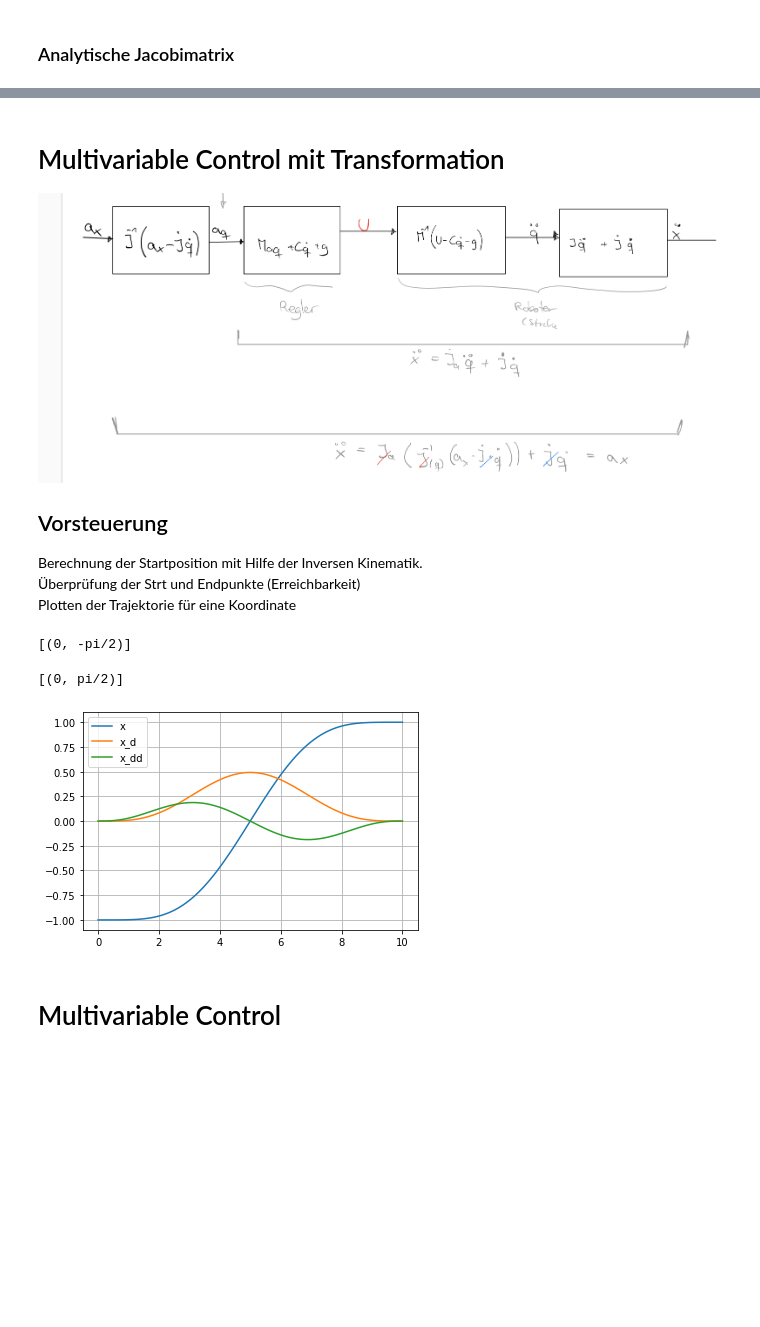
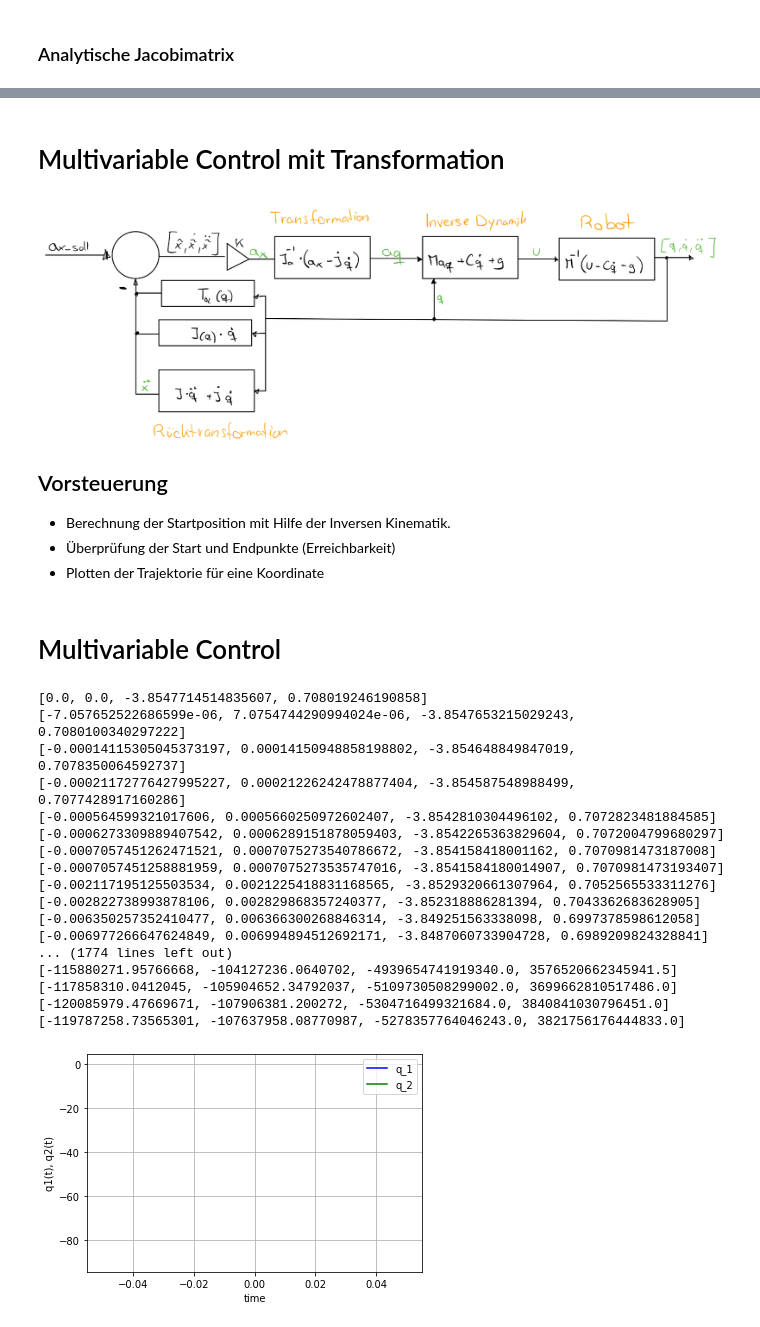
Before and after one commit to StefanKauf/RoCtr, a Jupyter notebook: Sim.ipynb, the cells around one changed output, grey strips where cells are left out. Drawn from its saved outputs; the diff is of its cells as text; code cells hidden in the pictures; blank space fills up the shorter version.

```diff
--- a/Sim.ipynb
+++ b/Sim.ipynb
@@ -106,6 +100,7 @@ class Controller:
     self.w1 = 10
     self.w2 = 10
     self.ctr = 'multivariable'
+    self.trn = False
     self.k0 = sym.Matrix([[self.w1**2, 0],[0, self.w2**2]])
     self.k1 = sym.Matrix([[2*self.w1, 0],[0, 2*self.w2]])
     self.u  = u
@@ -241,18 +212,18 @@ https://github.com/sympy/sympy/issues/16587 for more info.
 # %% [markdown]
 # Multivariable Control mit Transformation
 
-![image.png](attachment:image.png)
+![image.png](attachment:image-2.png)
 
 ## Vorsteuerung
-Berechnung der Startposition mit Hilfe der Inversen Kinematik.
-Überprüfung der Strt und Endpunkte (Erreichbarkeit)
-Plotten der Trajektorie für eine Koordinate
+- Berechnung der Startposition mit Hilfe der Inversen Kinematik.
+- Überprüfung der Start und Endpunkte (Erreichbarkeit)
+- Plotten der Trajektorie für eine Koordinate
 # %%
 
 from Vorsteuerung import *
 
 '''Vorwärtskinematik'''
-from Kinematik_2R import T02
+from Kinematik_2R import T02, a1, a2, d1, d2, alpha1, alpha2
 import Parameter as param
 
 
@@ -268,12 +239,12 @@ x,y = np.array([1,1]), np.array([-1,1])
 
 # Startpunkt
 X = sym.Matrix([1,x[0],y[0],0])                                 # 1 dient der homogenisierung, z muss immer 0 sein, da der Roboter sich nur in der Ebene bewegen kann!
-start = sym.solve(T02_sub_-X, q1,q2)   # Berechnung dauert sehr lange, mitunter gibt es auch keine Lösung
+start = np.array(sym.solve(T02_sub_-X, q1,q2))                  # Berechnung dauert sehr lange, mitunter gibt es auch keine Lösung
 display(start)
 
 # Zielpunkt
 X = sym.Matrix([1,x[1],y[1],0])                                 # 1 dient der homogenisierung, z muss immer 0 sein, da der Roboter sich nur in der Ebene bewegen kann!
-ziel = sym.solve(T02_sub_-X, q1,q2)
+ziel = np.array(sym.solve(T02_sub_-X, q1,q2))
 display(ziel)
 
 
@@ -286,10 +257,6 @@ plt.plot(t_sim,u[2,:])
 plt.legend(['y','y_d','y_dd'])
 plt.grid()
 plt.show()
-# %% [output]
-[(0, -pi/2)]
-[(0, pi/2)]
-[figure, removed]
 # %% [markdown]
 # Multivariable Control
 # %%
@@ -297,11 +264,12 @@ import Animation as anim
 import numpy as np
 from scipy.integrate import odeint,solve_ivp
 import matplotlib.pyplot as plt
-from Model import model_nlin, model_nlin_ext
+from Model import model_nlin_ext
 from Vorsteuerung import *
 
-x0=[-np.pi/2,0,0,np.pi/4]       # x0 = [q1,q2,qd1,qd2]
-
+#x0=[start[0,0],start[0,1],0,0]       # x0 = [q1,q2,qd1,qd2]
+x,y = np.array([1,1]), np.array([-1,1])
+x0=[0,-np.pi/2,0,0]
 # define the discretization points
 t_start = 0
 t_stop = 10
@@ -311,45 +279,67 @@ t_sim=np.linspace(t_start, t_stop, int((t_stop - t_start) / dt + 1))
 
 # Define the controller
 class Controller:
-  def __init__(self,u,t_sim):
+  def __init__(self,ax,t_sim):
     import sympy as sym
     from Vorsteuerung import flat_output
-    self.w1 = 10
-    self.w2 = 10
-    self.ctr = 'multivariable'
-    self.k0 = sym.Matrix([[self.w1**2, 0],[0, self.w2**2]])
-    self.k1 = sym.Matrix([[2*self.w1, 0],[0, 2*self.w2]])
-    self.u  = u
-    self.t  = t_sim
+    self.w1  = 20
+    self.w2  = 20
+    self.ctr = 'multivariable'                                      # Auswahl Reglertyp
+    self.trn = True                                                # Soll die Transformation Kartesiche Gelenkraum eingeschalten werden?
+    self.k0  = sym.Matrix([[self.w1**2, 0],[0, self.w2**2]])
+    self.k1  = sym.Matrix([[2*self.w1, 0],[0, 2*self.w2]])
+    self.ax  = ax
+    self.aq  = np.array([0,0,0,0,0,0])
+    self.u   = np.array([0,0])
+    self.t   = t_sim
 
 # Define the input vector
-u1 = flat_output(t_stop,t_sim,3,x0[0],0)
-u2 = flat_output(t_stop,t_sim,3,0,np.pi)
+ax1 = flat_output(t_stop,t_sim,3,x[0],x[1])
+ax2 = flat_output(t_stop,t_sim,3,y[0],y[1])
 
-u= np.vstack((u1[0,:],u2[0,:],u1[1,:],u2[1,:],u1[2,:],u2[2,:]))
+ax= np.vstack((ax1[0,:],ax2[0,:],ax1[1,:],ax2[1,:],ax1[2,:],ax2[2,:]))
 
-controller = Controller(u,t_sim)
+controller = Controller(ax,t_sim)
 
 #Wrapper für rechte Seite der Differentialgleichung
 rhs=lambda t,x:model_nlin_ext(t,x,controller)
 
 solOde = solve_ivp(rhs,                  #zu simulierendes Modell
                     [t_start,t_stop],    #Zeitspanne für Simulation
                     x0,                  #Anfangszustand
                     t_eval=t_sim,        #Auswertungszeitpunkte
                     atol=1e-9,rtol=1e-6  #Toleranzen
                     )
 
 
 plt.plot(solOde.t, solOde.y[0]*180/np.pi, 'b', label='q_1')
 plt.plot(solOde.t, solOde.y[1]*180/np.pi, 'g', label='q_2')
 plt.legend(loc='best')
 plt.xlabel('time')
 plt.ylabel('q1(t), q2(t)')
 plt.grid()
 #plt.savefig('simulation.png')
 plt.show()
 
 q1 = solOde.y[0]
 q2 = solOde.y[1]
 anim.plot(q1,q2,dt)
+# %% [output]
+[0.0, 0.0, -3.8547714514835607, 0.708019246190858]
+[-7.057652522686599e-06, 7.0754744290994024e-06, -3.8547653215029243, 0.7080100340297222]
+[-0.00014115305045373197, 0.00014150948858198802, -3.854648849847019, 0.7078350064592737]
+[-0.00021172776427995227, 0.00021226242478877404, -3.854587548988499, 0.7077428917160286]
+[-0.000564599321017606, 0.0005660250972602407, -3.8542810304496102, 0.7072823481884585]
+[-0.0006273309889407542, 0.0006289151878059403, -3.8542265363829604, 0.7072004799680297]
+[-0.0007057451262471521, 0.0007075273540786672, -3.854158418001162, 0.7070981473187008]
+[-0.0007057451258881959, 0.0007075273535747016, -3.8541584180014907, 0.7070981473193407]
+[-0.002117195125503534, 0.0021225418831168565, -3.8529320661307964, 0.7052565533311276]
+[-0.002822738993878106, 0.002829868357240377, -3.852318886281394, 0.7043362683628905]
+[-0.006350257352410477, 0.006366300268846314, -3.849251563338098, 0.6997378598612058]
+[-0.006977266647624849, 0.006994894512692171, -3.8487060733904728, 0.6989209824328841]
+... (1774 lines left out)
+[-115880271.95766668, -104127236.0640702, -4939654741919340.0, 3576520662345941.5]
+[-117858310.0412045, -105904652.34792037, -5109730508299002.0, 3699662810517486.0]
+[-120085979.47669671, -107906381.200272, -5304716499321684.0, 3840841030796451.0]
+[-119787258.73565301, -107637958.08770987, -5278357764046243.0, 3821756176444833.0]
+[figure, added]
```
Also changed, not shown: parts of 7 cells of this notebook, 2 other files.
